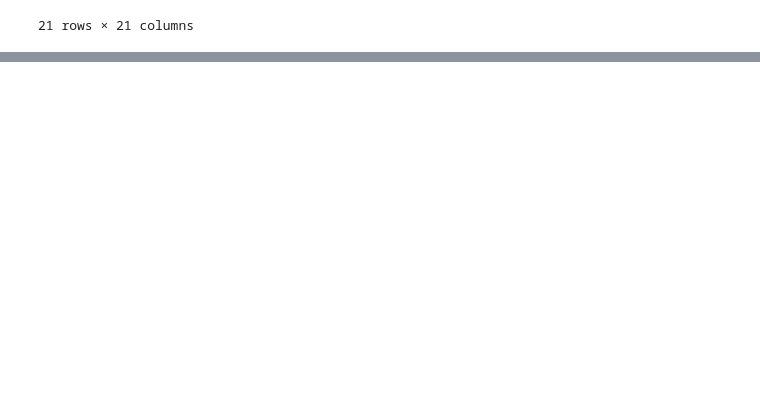
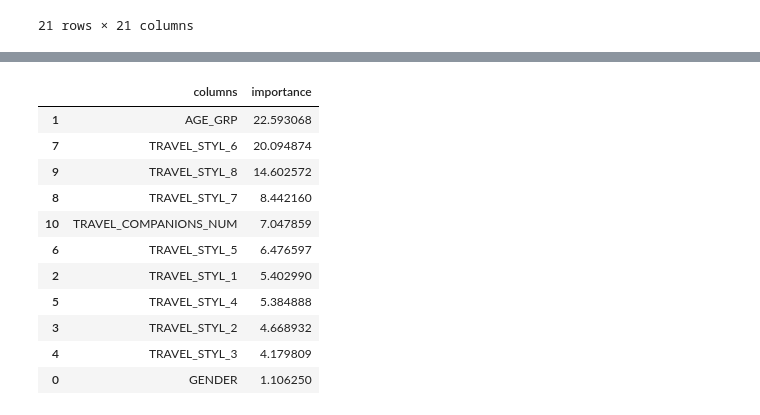
Before and after one commit to hanhee-cho/DA36_mini2_Jeju_for_All, a Jupyter notebook: hg_temp.ipynb, the cells around one changed output, grey strips where cells are left out. Saved outputs shown, nothing was run; the diff lists cells and outputs as text; code cells hidden in the pictures; blank space fills up the shorter version.

```diff
--- a/hg_temp.ipynb
+++ b/hg_temp.ipynb
@@ -179,0 +202,32 @@ ValueError: shapes (2002,21) and (2002,1) not aligned: 21 (dim 1) != 2002 (dim 0
+# %%
+from catboost import Pool
+from sklearn.model_selection import train_test_split
+
+X = df[['GENDER', 'AGE_GRP',
+       'TRAVEL_STYL_6', 'TRAVEL_STYL_7', 'TRAVEL_STYL_8',
+       'TRAVEL_COMPANIONS_NUM']]
+y = df['DGSTFN']
+
+X_train, X_test, y_train, y_test = train_test_split(X,y)
+X_train.shape, X_test.shape, y_train.shape, y_test.shape
+
+cat_features = ['GENDER', 'AGE_GRP', 'TRAVEL_STYL_6',
+                'TRAVEL_STYL_7', 'TRAVEL_STYL_8']
+
+# 범주형 데이터 처리를 위한 Pool객체 생성
+X_train_pool = Pool(X_train, y_train, cat_features = cat_features)
+X_test_pool = Pool(X_test, y_test, cat_features = cat_features)
+# %%
+from catboost import CatBoostRegressor
+cb_reg = CatBoostRegressor(
+    n_estimators = 5000,
+    depth = 4,
+    learning_rate = .02,
+    loss_function = 'RMSE',
+    eval_metric = 'RMSE',
+    l2_leaf_reg = 10,
+    early_stopping_rounds = 200
+
+)
+# %%
+cb_reg.fit(X_train_pool, eval_set = X_test_pool, verbose = 200)
@@ -179,0 +253,20 @@ ValueError: shapes (2002,21) and (2002,1) not aligned: 21 (dim 1) != 2002 (dim 0
+# %%
+importances_df = pd.DataFrame({
+    'columns' : X_train.columns,
+    'importance' : cb_reg.feature_importances_
+})
+
+importances_df.sort_values(by = 'importance', ascending = False)
+# %% [output]
+|  | columns | importance |
+| 1 | AGE_GRP | 22.593068 |
+| 7 | TRAVEL_STYL_6 | 20.094874 |
+| 9 | TRAVEL_STYL_8 | 14.602572 |
+| 8 | TRAVEL_STYL_7 | 8.442160 |
+| 10 | TRAVEL_COMPANIONS_NUM | 7.047859 |
+| 6 | TRAVEL_STYL_5 | 6.476597 |
+| 2 | TRAVEL_STYL_1 | 5.402990 |
+| 5 | TRAVEL_STYL_4 | 5.384888 |
+| 3 | TRAVEL_STYL_2 | 4.668932 |
+| 4 | TRAVEL_STYL_3 | 4.179809 |
+| 0 | GENDER | 1.106250 |
```
Also changed, not shown: parts of 12 cells of this notebook.
